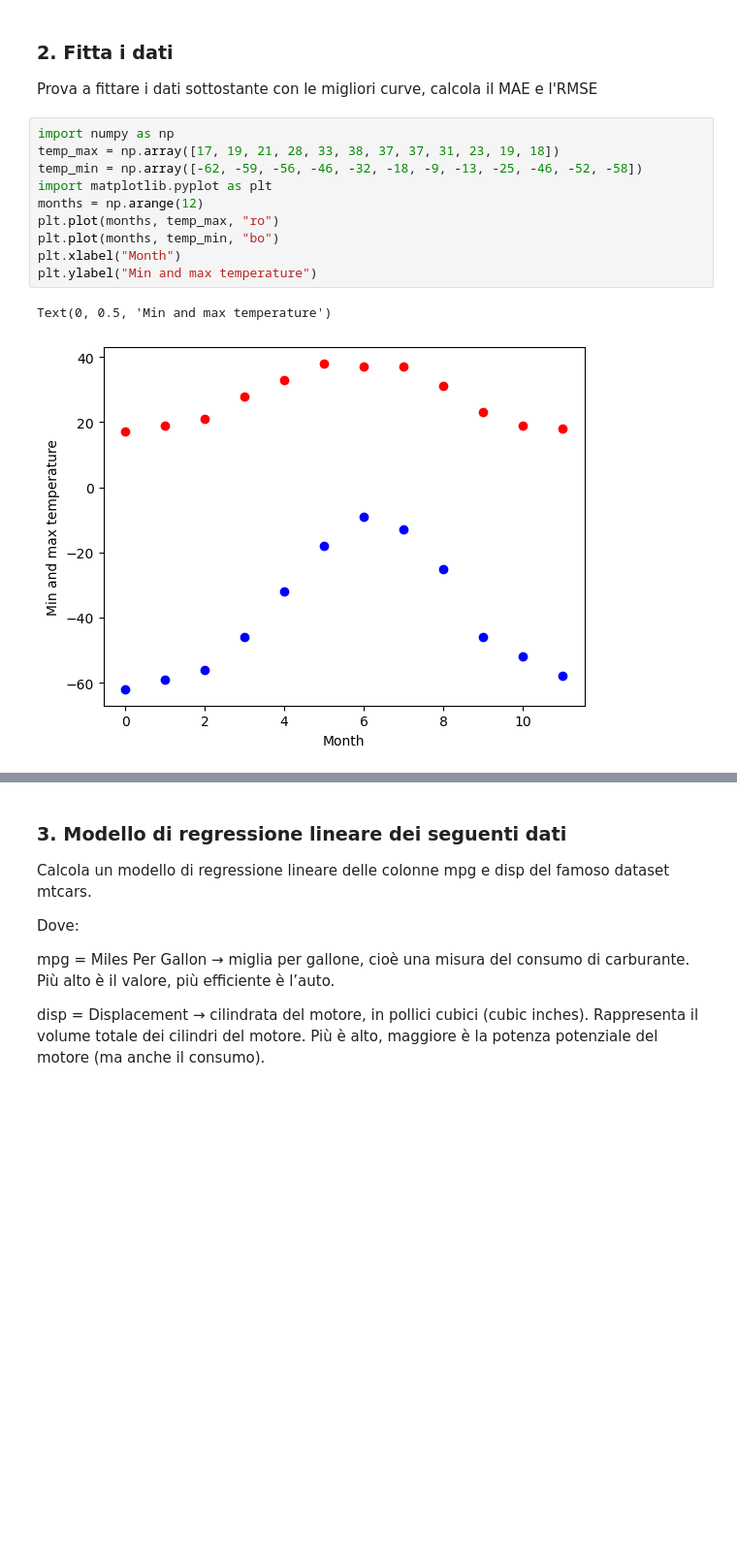
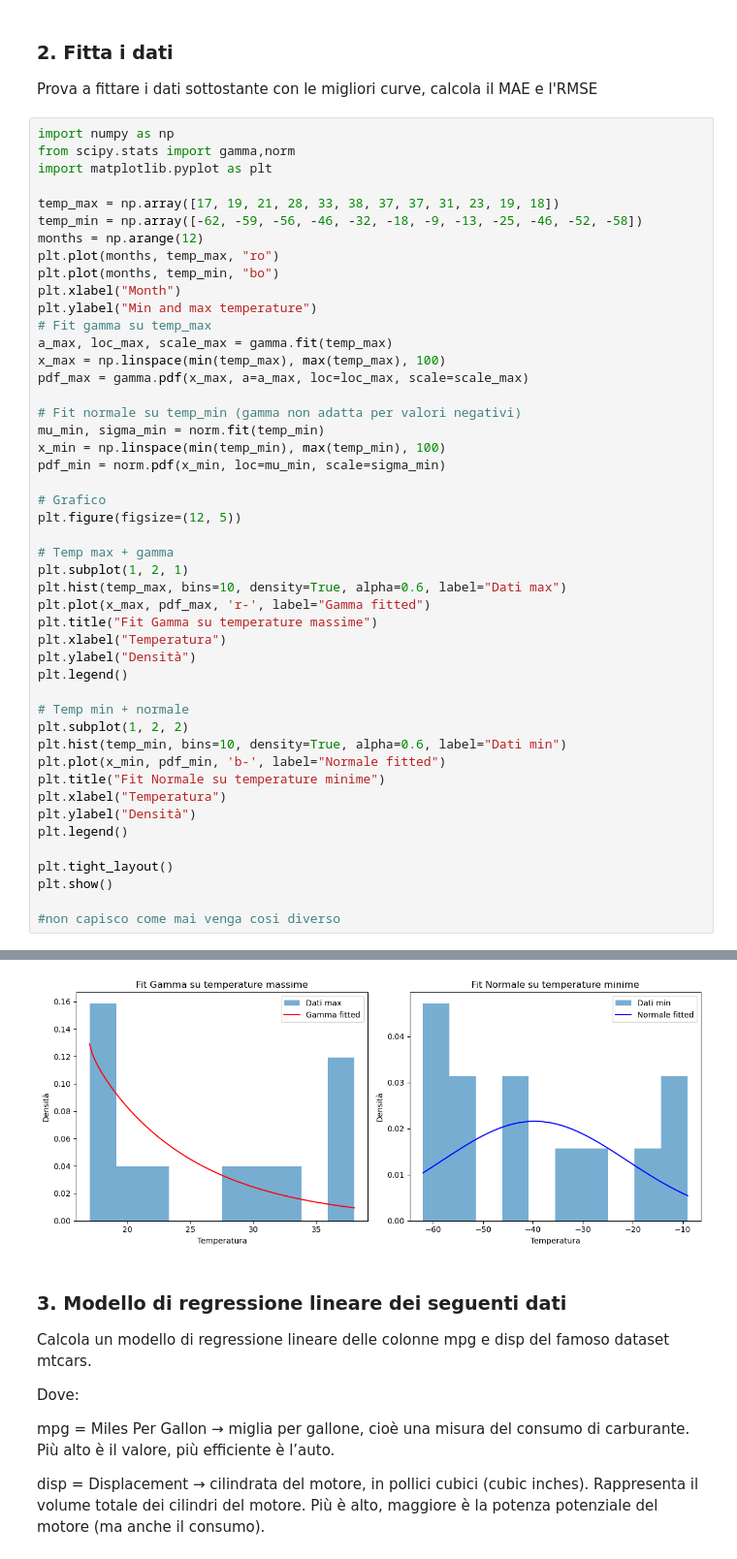
Before and after one commit to DenisTrokan/ProgrammingLab, a Jupyter notebook: 6_Esercizi_lez_6.ipynb, the cells around one changed output, grey strips where cells are left out. Shown: that part at 97% size. Drawn from its saved outputs; the diff is of its cells as text; blank space fills up the shorter version.

```diff
--- a/6_Esercizi_lez_6.ipynb
+++ b/6_Esercizi_lez_6.ipynb
@@ -51,16 +51,51 @@ la varianza della funzione gamma è 1.0
 # %% [markdown]
 ### **2. Fitta i dati**
 Prova a fittare i dati sottostante con le migliori curve, calcola il MAE e l'RMSE
-# %%
-import numpy as np
-temp_max = np.array([17, 19, 21, 28, 33, 38, 37, 37, 31, 23, 19, 18])
-temp_min = np.array([-62, -59, -56, -46, -32, -18, -9, -13, -25, -46, -52, -58])
-import matplotlib.pyplot as plt
-months = np.arange(12)
-plt.plot(months, temp_max, "ro")
-plt.plot(months, temp_min, "bo")
-plt.xlabel("Month")
-plt.ylabel("Min and max temperature")
-# %% [output]
-Text(0, 0.5, 'Min and max temperature')
-[figure, removed]
+# %%
+import numpy as np
+from scipy.stats import gamma,norm
+import matplotlib.pyplot as plt
+
+temp_max = np.array([17, 19, 21, 28, 33, 38, 37, 37, 31, 23, 19, 18])
+temp_min = np.array([-62, -59, -56, -46, -32, -18, -9, -13, -25, -46, -52, -58])
+months = np.arange(12)
+plt.plot(months, temp_max, "ro")
+plt.plot(months, temp_min, "bo")
+plt.xlabel("Month")
+plt.ylabel("Min and max temperature")
+# Fit gamma su temp_max
+a_max, loc_max, scale_max = gamma.fit(temp_max)
+x_max = np.linspace(min(temp_max), max(temp_max), 100)
+pdf_max = gamma.pdf(x_max, a=a_max, loc=loc_max, scale=scale_max)
+
+# Fit normale su temp_min (gamma non adatta per valori negativi)
+mu_min, sigma_min = norm.fit(temp_min)
+x_min = np.linspace(min(temp_min), max(temp_min), 100)
+pdf_min = norm.pdf(x_min, loc=mu_min, scale=sigma_min)
+
+# Grafico
+plt.figure(figsize=(12, 5))
+
+# Temp max + gamma
+plt.subplot(1, 2, 1)
+plt.hist(temp_max, bins=10, density=True, alpha=0.6, label="Dati max")
+plt.plot(x_max, pdf_max, 'r-', label="Gamma fitted")
+plt.title("Fit Gamma su temperature massime")
+plt.xlabel("Temperatura")
+plt.ylabel("Densità")
+plt.legend()
+
+# Temp min + normale
+plt.subplot(1, 2, 2)
+plt.hist(temp_min, bins=10, density=True, alpha=0.6, label="Dati min")
+plt.plot(x_min, pdf_min, 'b-', label="Normale fitted")
+plt.title("Fit Normale su temperature minime")
+plt.xlabel("Temperatura")
+plt.ylabel("Densità")
+plt.legend()
+
+plt.tight_layout()
+plt.show()
+
+#non capisco come mai venga cosi diverso
+# %% [output]
@@ -67,3 +103,4 @@ Text(0, 0.5, 'Min and max temperature')
+[figure, added]
 # %% [markdown]
 ### **3. Modello di regressione lineare dei seguenti dati**
 
```
Also changed, not shown: parts of 1 cell of this notebook.
